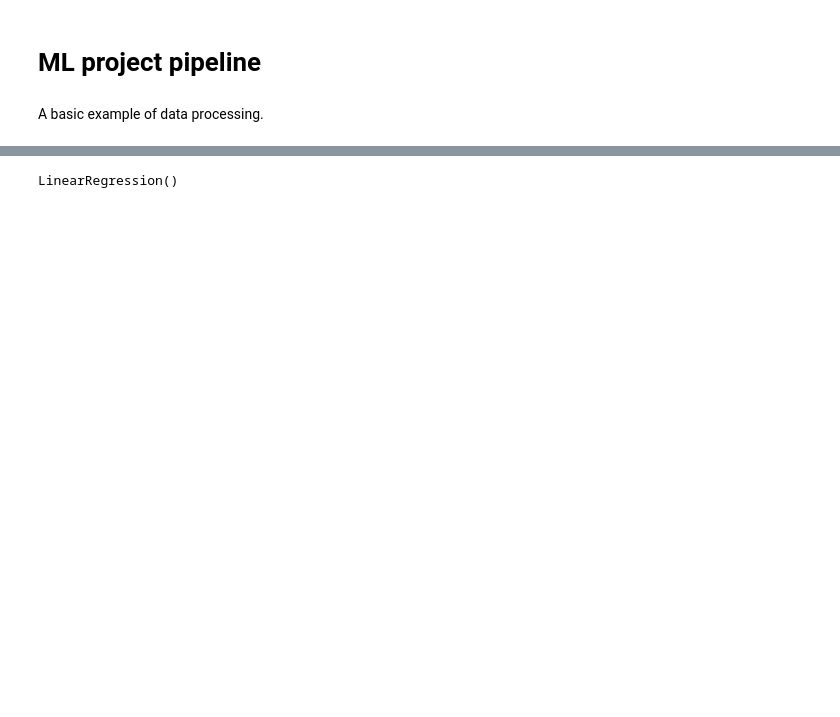
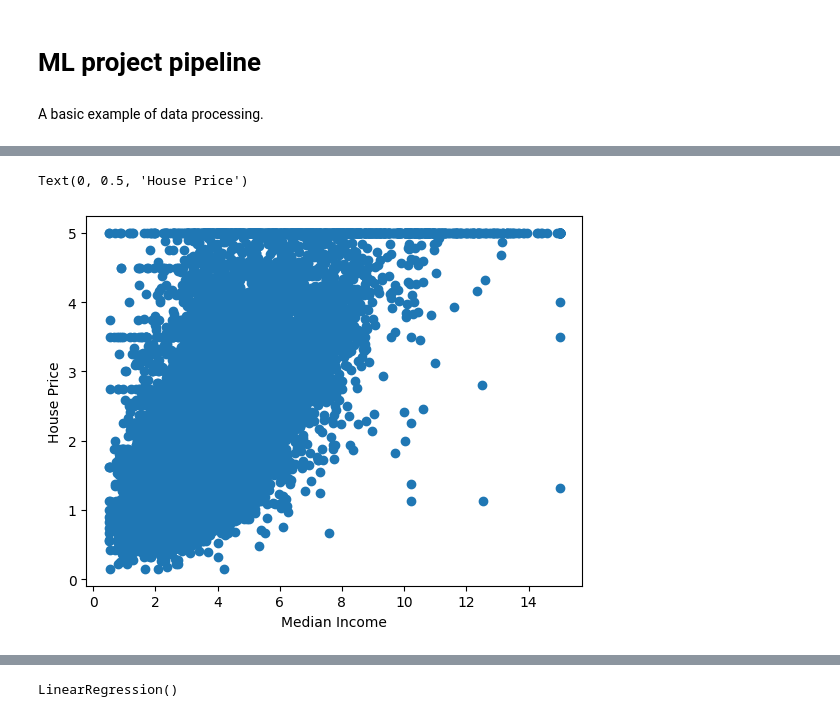
Before and after one commit to FalseDeckard/HSE-ML-Course, a Jupyter notebook: pipeline_demo.ipynb, the cells around one changed output, grey strips where cells are left out. Saved outputs shown, nothing was run; the diff lists cells and outputs as text; code cells hidden in the pictures; blank space fills up the shorter version.

```diff
--- a/pipeline_demo.ipynb
+++ b/pipeline_demo.ipynb
@@ -20,0 +30,7 @@ df.shape
+# %%
+plt.scatter(X['MedInc'], y)
+plt.xlabel('Median Income')
+plt.ylabel('House Price')
+# %% [output]
+Text(0, 0.5, 'House Price')
+[figure, added]
```
Also changed, not shown: parts of 15 cells of this notebook.
